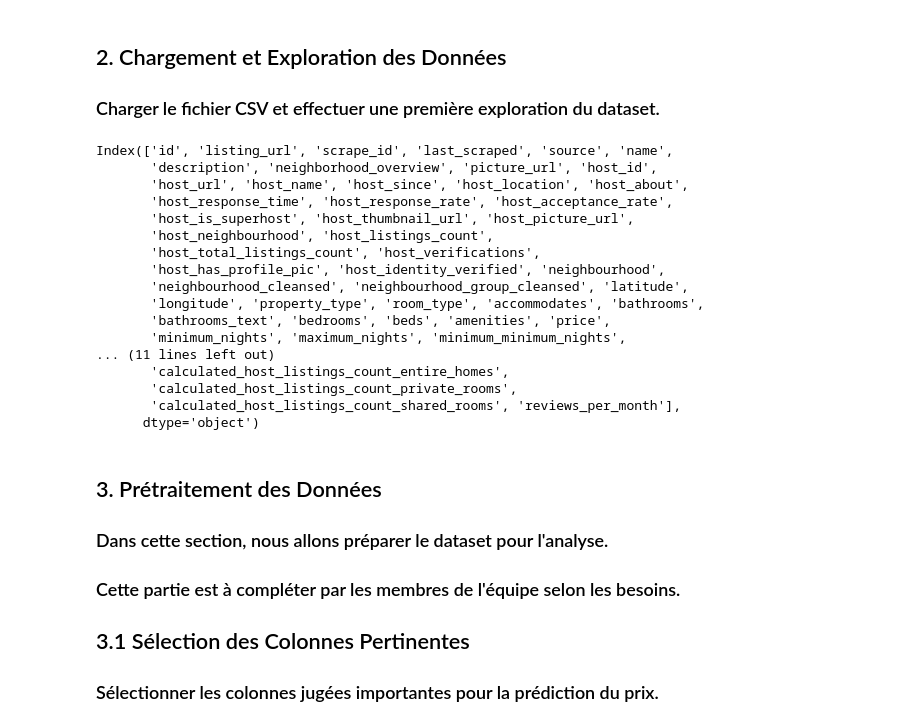
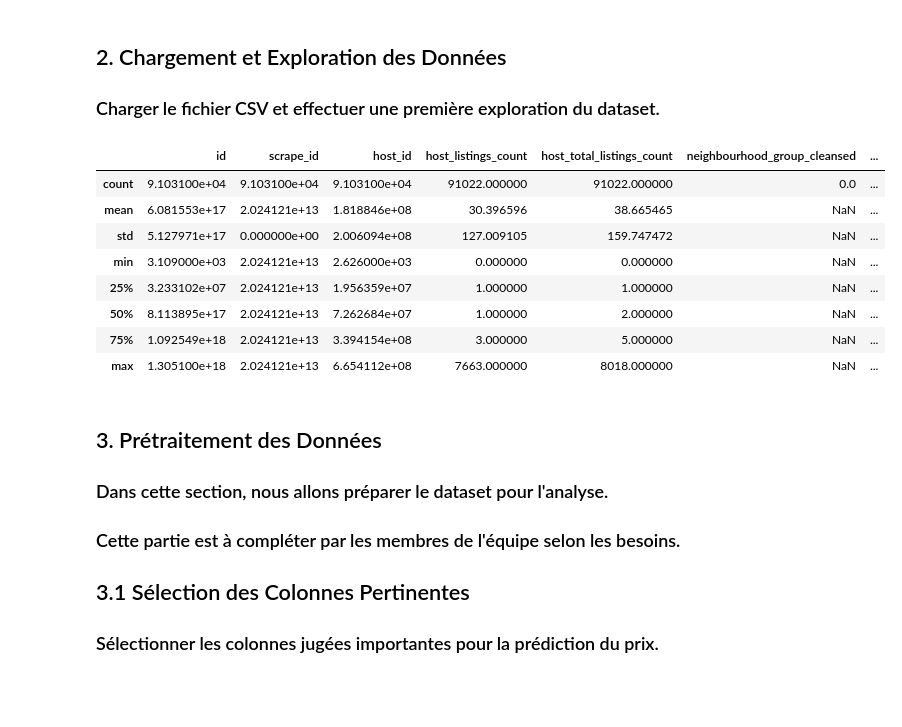
Before and after one commit to TheoPERSONNE/ProjetAirBNB, a Jupyter notebook: AirBnBDataSet.ipynb, the cells around one changed output. Drawn from its saved outputs; the diff is of its cells as text; code cells hidden in the pictures; blank space fills up the shorter version.

```diff
--- a/AirBnBDataSet.ipynb
+++ b/AirBnBDataSet.ipynb
@@ -42,36 +42,28 @@ import re
 # %%
 # TODO: Remplacer le chemin par le chemin de votre fichier CSV si nécessaire
 file_path = 'listings.csv'
 df = pd.read_csv(file_path)
 
 # Affichage des premières lignes du dataset
 #print(df.head())
 
 # Informations générales sur le dataset
 #print(df.info())
 
 # Statistiques descriptives
-# df.describe()
-pd.set_option('display.max_columns', None)
-print(df.columns)
+df.describe()
+# pd.set_option('display.max_columns', None)
+#print(df.columns)
 # %% [output]
-Index(['id', 'listing_url', 'scrape_id', 'last_scraped', 'source', 'name',
-       'description', 'neighborhood_overview', 'picture_url', 'host_id',
-       'host_url', 'host_name', 'host_since', 'host_location', 'host_about',
-       'host_response_time', 'host_response_rate', 'host_acceptance_rate',
-       'host_is_superhost', 'host_thumbnail_url', 'host_picture_url',
-       'host_neighbourhood', 'host_listings_count',
-       'host_total_listings_count', 'host_verifications',
-       'host_has_profile_pic', 'host_identity_verified', 'neighbourhood',
-       'neighbourhood_cleansed', 'neighbourhood_group_cleansed', 'latitude',
-       'longitude', 'property_type', 'room_type', 'accommodates', 'bathrooms',
-       'bathrooms_text', 'bedrooms', 'beds', 'amenities', 'price',
-       'minimum_nights', 'maximum_nights', 'minimum_minimum_nights',
-... (11 lines left out)
-       'calculated_host_listings_count_entire_homes',
-       'calculated_host_listings_count_private_rooms',
-       'calculated_host_listings_count_shared_rooms', 'reviews_per_month'],
-      dtype='object')
+|  | id | scrape_id | host_id | host_listings_count | host_total_listings_count | neighbourhood_group_cleansed | ... |
+| count | 9.103100e+04 | 9.103100e+04 | 9.103100e+04 | 91022.000000 | 91022.000000 | 0.0 | ... |
+| mean | 6.081553e+17 | 2.024121e+13 | 1.818846e+08 | 30.396596 | 38.665465 | NaN | ... |
+| std | 5.127971e+17 | 0.000000e+00 | 2.006094e+08 | 127.009105 | 159.747472 | NaN | ... |
+| min | 3.109000e+03 | 2.024121e+13 | 2.626000e+03 | 0.000000 | 0.000000 | NaN | ... |
+| 25% | 3.233102e+07 | 2.024121e+13 | 1.956359e+07 | 1.000000 | 1.000000 | NaN | ... |
+| 50% | 8.113895e+17 | 2.024121e+13 | 7.262684e+07 | 1.000000 | 2.000000 | NaN | ... |
+| 75% | 1.092549e+18 | 2.024121e+13 | 3.394154e+08 | 3.000000 | 5.000000 | NaN | ... |
+| max | 1.305100e+18 | 2.024121e+13 | 6.654112e+08 | 7663.000000 | 8018.000000 | NaN | ... |
 # %% [markdown]
  ## 3. Prétraitement des Données
 ### Dans cette section, nous allons préparer le dataset pour l'analyse.
```
Also changed, not shown: parts of 2 cells of this notebook.
